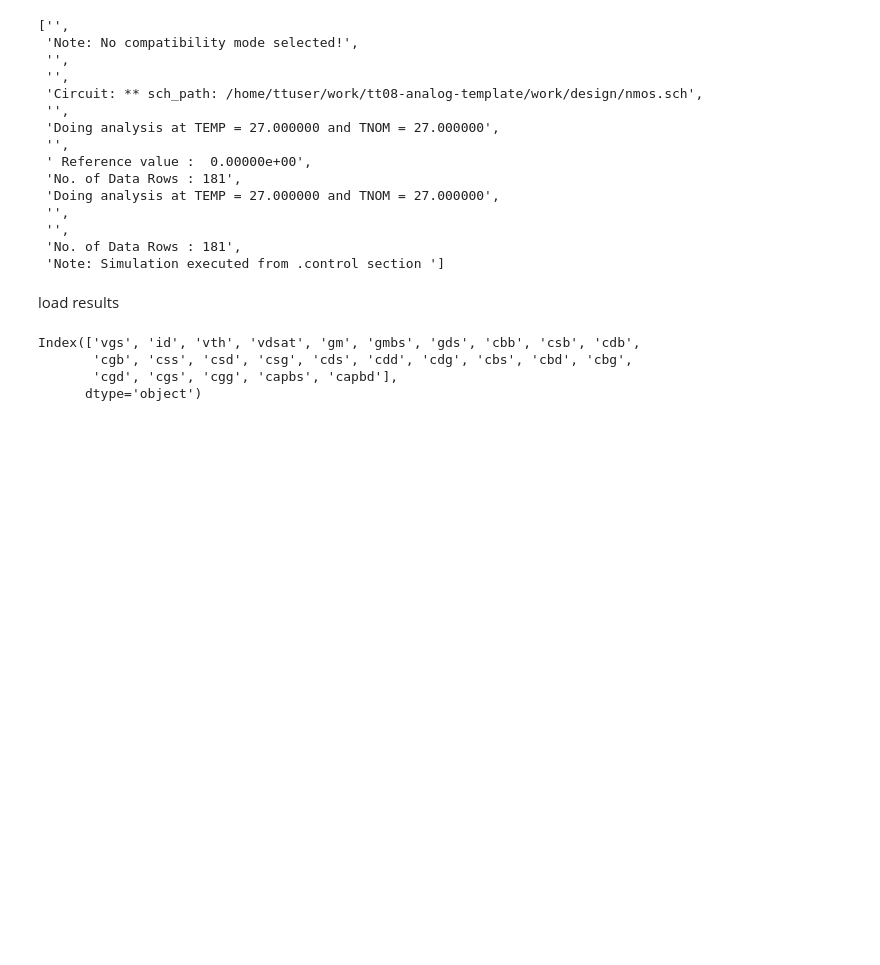
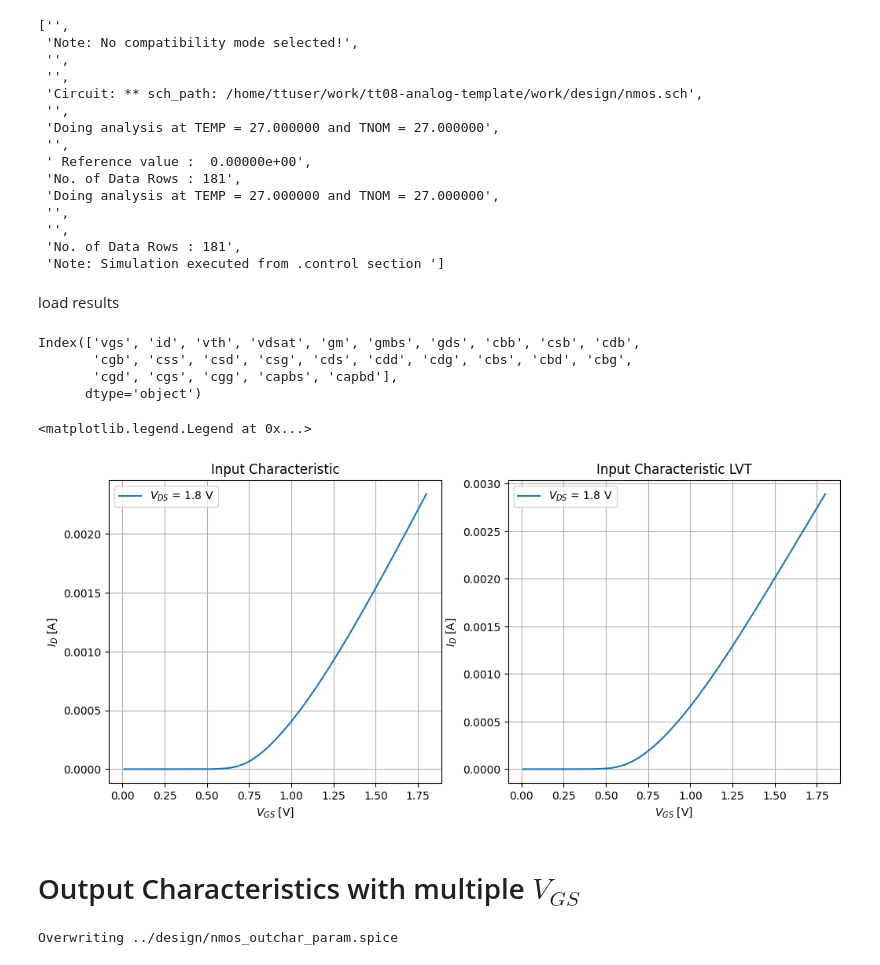
Before and after one commit to 1f7p2g3a/sky130_7bit_ADC, a Jupyter notebook: work/jupyter/mosfet_characteristics.ipynb, the cells around one changed output. Cells and saved outputs as stored; diff of their text form; code cells hidden in the pictures; blank space fills up the shorter version.

```diff
--- a/work/jupyter/mosfet_characteristics.ipynb
+++ b/work/jupyter/mosfet_characteristics.ipynb
@@ -52,6 +52,12 @@ nm.columns = [ 'vgs', 'id', 'vth', 'vdsat', 'gm', 'gmbs', 'gds',
                'cbb', 'csb', 'cdb', 'cgb', 'css', 'csd', 'csg',
                'cds', 'cdd', 'cdg', 'cbs', 'cbd', 'cbg', 'cgd',
                'cgs', 'cgg', 'capbs', 'capbd' ]
+
+nm_lvt = pd.read_csv('sweep_nmos_lvt.dat', sep='\s+')
+nm_lvt.columns = [ 'vgs', 'id', 'vth', 'vdsat', 'gm', 'gmbs', 'gds',
+               'cbb', 'csb', 'cdb', 'cgb', 'css', 'csd', 'csg',
+               'cds', 'cdd', 'cdg', 'cbs', 'cbd', 'cbg', 'cgd',
+               'cgs', 'cgg', 'capbs', 'capbd' ]
 # %%
 print(nm.columns)
 # %% [output]
@@ -63,0 +70,32 @@ print(
+# %%
+fig, nmos_input_characteristic = plt.subplots(ncols=2, figsize=(12,5))
+nmos_input_characteristic[0].plot(nm.vgs,  nm.id, label='$V_{DS}$ = 1.8 V')
+nmos_input_characteristic[0].set_xlabel('$V_{GS}$ [V]')
+nmos_input_characteristic[0].set_ylabel('$I_D$ [A]')
+nmos_input_characteristic[0].grid()
+nmos_input_characteristic[0].set_title('Input Characteristic')
+nmos_input_characteristic[0].legend()
+
+nmos_input_characteristic[1].plot(nm_lvt.vgs,  nm_lvt.id, label='$V_{DS}$ = 1.8 V')
+nmos_input_characteristic[1].set_xlabel('$V_{GS}$ [V]')
+nmos_input_characteristic[1].set_ylabel('$I_D$ [A]')
+nmos_input_characteristic[1].grid()
+nmos_input_characteristic[1].set_title('Input Characteristic LVT')
+nmos_input_characteristic[1].legend()
+# %% [output]
+<matplotlib.legend.Legend at 0x...>
+[figure, added]
+# %% [markdown]
+# Output Characteristics with multiple $V_{GS}$
+# %%
+%%writefile ../design/nmos_outchar_param.spice
+
+.param vgs = 0.8
+.param vbs = 0
+.param L = 0.5
+.param W = 10
+.param F = 1
+.param M = 1
+.dc vds 0 1.8 0.01
+# %% [output]
+Overwriting ../design/nmos_outchar_param.spice
```
Also changed, not shown: parts of 4 cells of this notebook, 8 other files.
